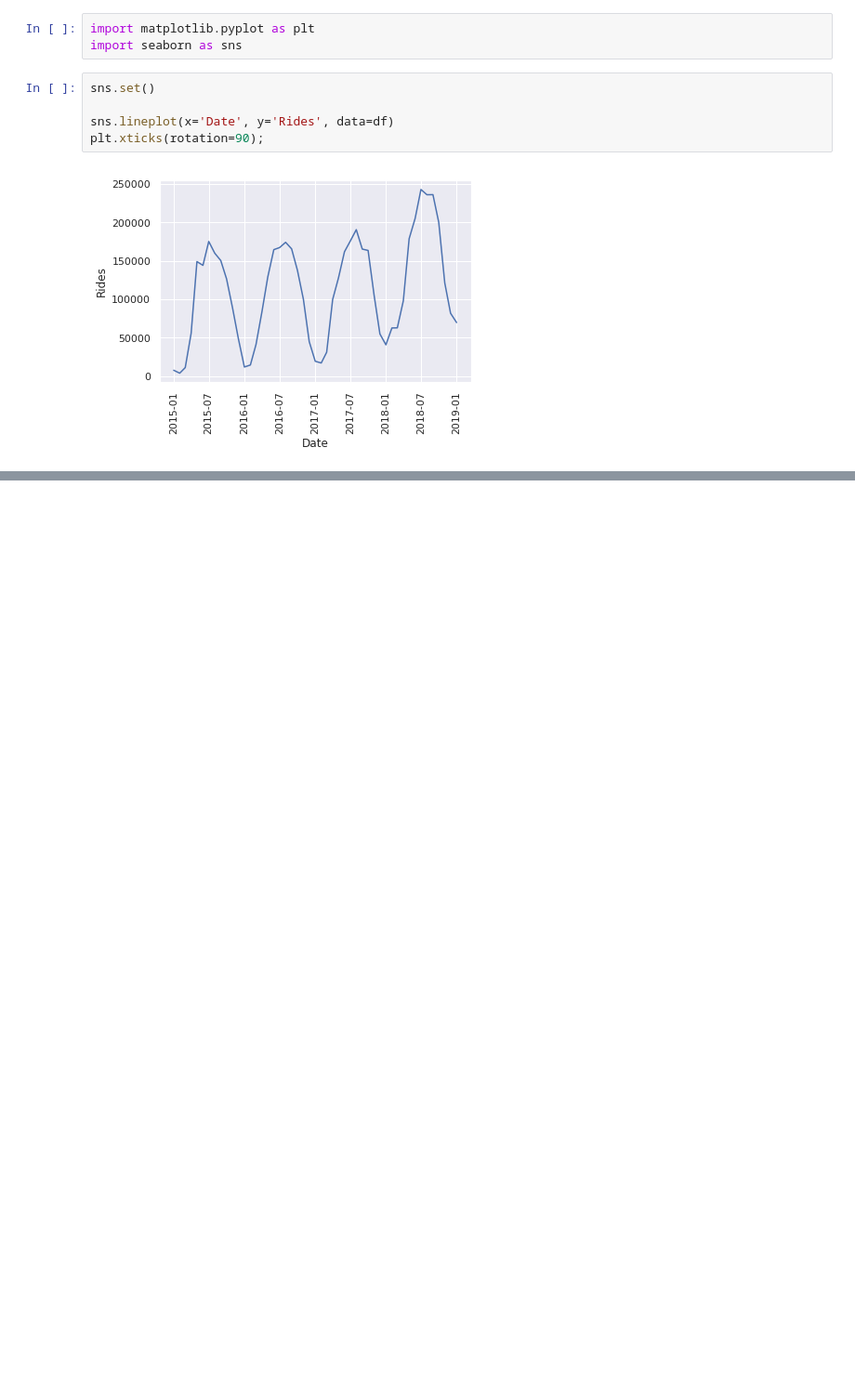
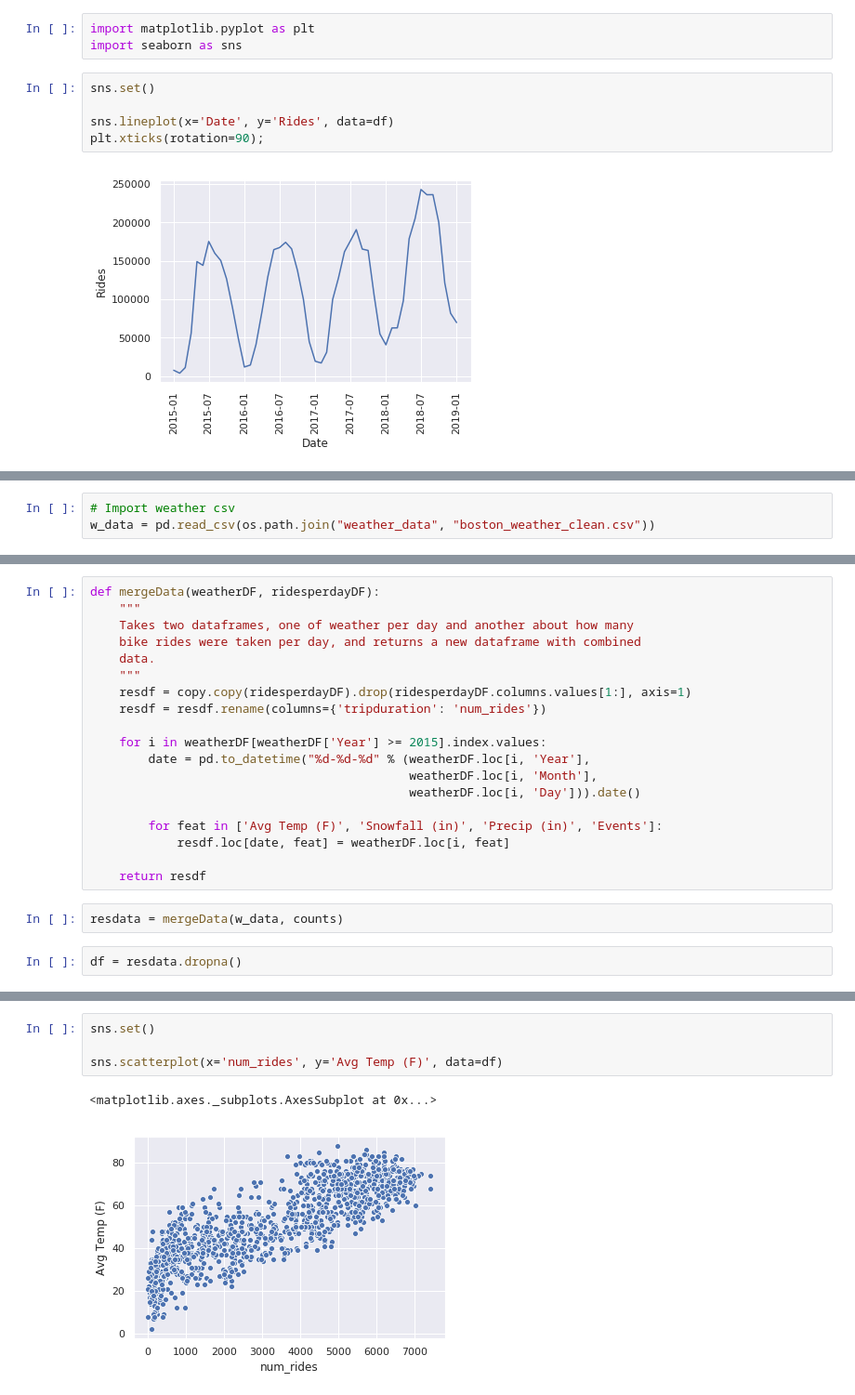
Before and after one commit to ccfreeman/Bikeshare_boston, a Jupyter notebook: colef_data_exploration.ipynb, the cells around one changed output, grey strips where cells are left out. Shown at 93% size. Drawn from its saved outputs; the diff is of its cells as text; blank space fills up the shorter version.

```diff
--- a/colef_data_exploration.ipynb
+++ b/colef_data_exploration.ipynb
@@ -104,0 +115,3 @@ plt.xticks(rotation=90);
+# %%
+# Import weather csv
+w_data = pd.read_csv(os.path.join("weather_data", "boston_weather_clean.csv"))
@@ -104,0 +128,23 @@ plt.xticks(rotation=90);
+# %%
+def mergeData(weatherDF, ridesperdayDF):
+    """
+    Takes two dataframes, one of weather per day and another about how many
+    bike rides were taken per day, and returns a new dataframe with combined
+    data.
+    """
+    resdf = copy.copy(ridesperdayDF).drop(ridesperdayDF.columns.values[1:], axis=1)
+    resdf = resdf.rename(columns={'tripduration': 'num_rides'})
+
+    for i in weatherDF[weatherDF['Year'] >= 2015].index.values:
+        date = pd.to_datetime("%d-%d-%d" % (weatherDF.loc[i, 'Year'],
+                                            weatherDF.loc[i, 'Month'],
+                                            weatherDF.loc[i, 'Day'])).date()
+
+        for feat in ['Avg Temp (F)', 'Snowfall (in)', 'Precip (in)', 'Events']:
+            resdf.loc[date, feat] = weatherDF.loc[i, feat]
+
+    return resdf
+# %%
+resdata = mergeData(w_data, counts)
+# %%
+df = resdata.dropna()
@@ -104,0 +160,7 @@ plt.xticks(rotation=90);
+# %%
+sns.set()
+
+sns.scatterplot(x='num_rides', y='Avg Temp (F)', data=df)
+# %% [output]
+<matplotlib.axes._subplots.AxesSubplot at 0x...>
+[figure, added]
```
Also changed, not shown: parts of 17 cells of this notebook, 2 other files.
